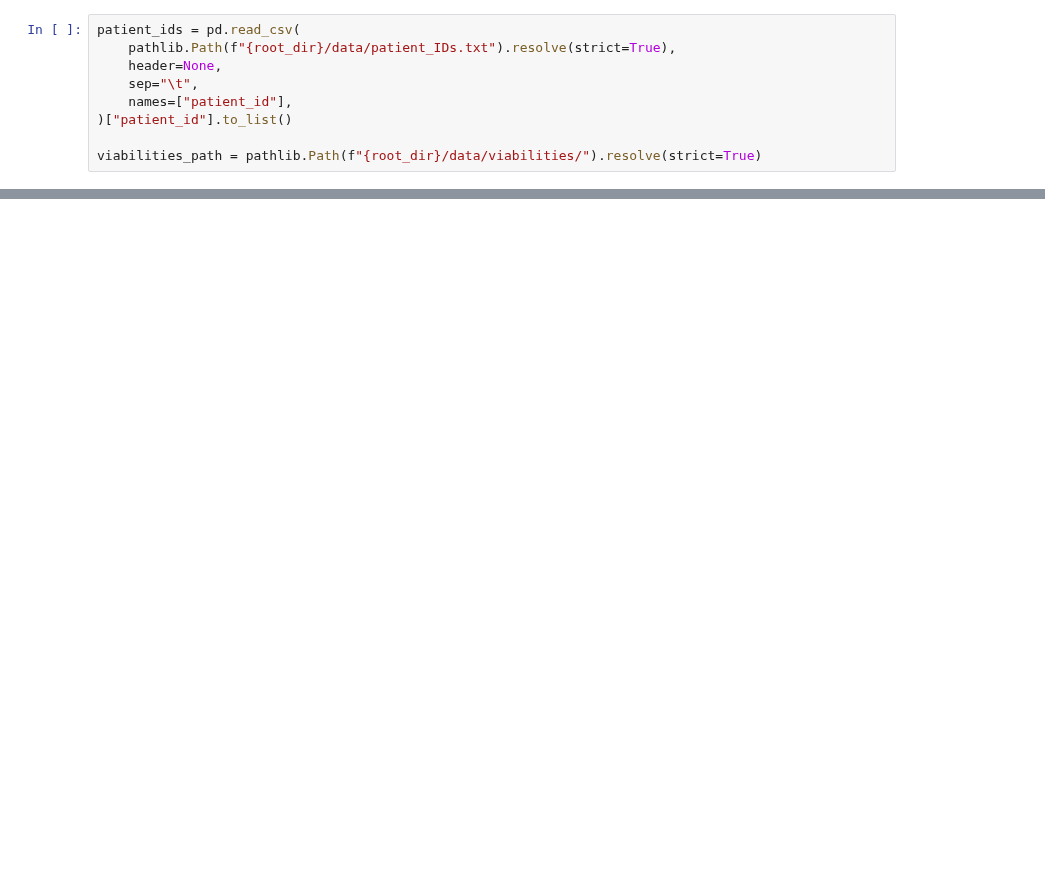
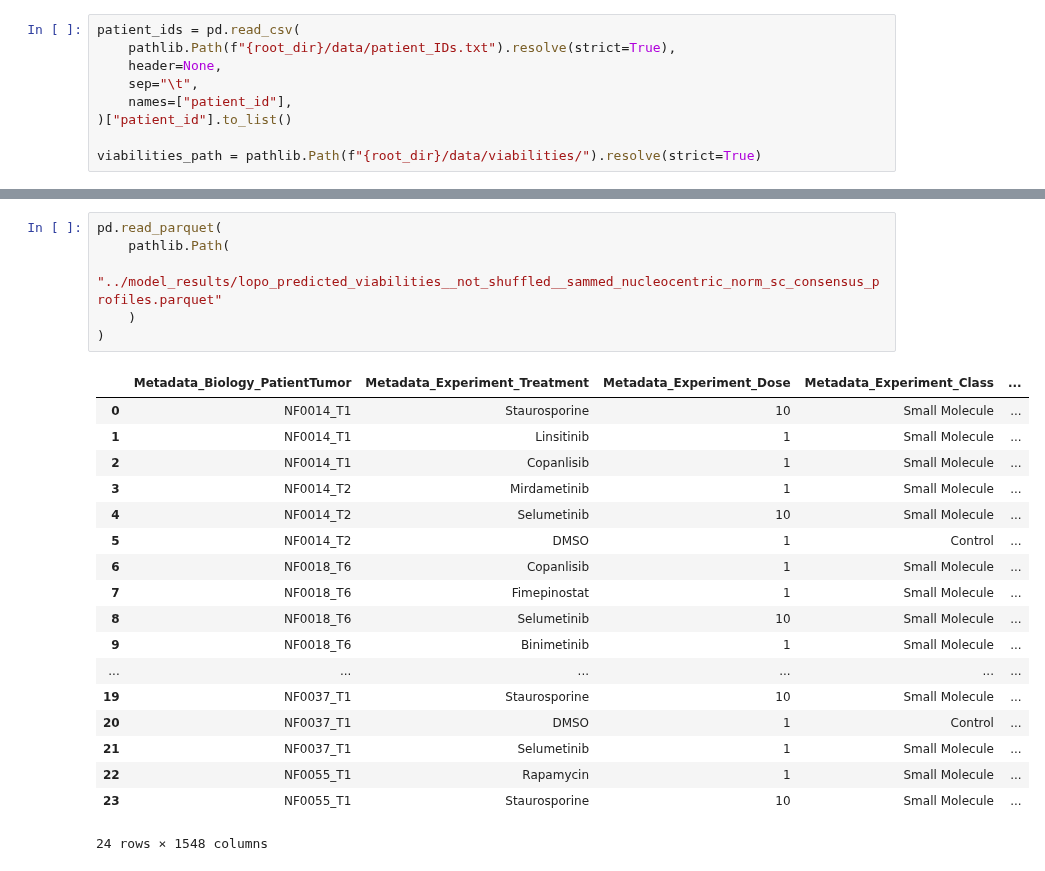
Before and after one commit to MikeLippincott/NF1_organoid_profile_analysis, a Jupyter notebook: 3.viability_prediction_models/notebooks/viability_prediction.ipynb, the cells around one changed output, grey strips where cells are left out. Saved outputs shown, nothing was run; the diff lists cells and outputs as text; blank space fills up the shorter version.

Commit message:
add new model

```diff
--- a/3.viability_prediction_models/notebooks/viability_prediction.ipynb
+++ b/3.viability_prediction_models/notebooks/viability_prediction.ipynb
@@ -60,0 +712,25 @@ viabilities_df
+# %%
+pd.read_parquet(
+    pathlib.Path(
+        "../model_results/lopo_predicted_viabilities__not_shuffled__sammed_nucleocentric_norm_sc_consensus_profiles.parquet"
+    )
+)
+# %% [output]
+|  | Metadata_Biology_PatientTumor | Metadata_Experiment_Treatment | Metadata_Experiment_Dose | Metadata_Experiment_Class | ... |
+| 0 | NF0014_T1 | Staurosporine | 10 | Small Molecule | ... |
+| 1 | NF0014_T1 | Linsitinib | 1 | Small Molecule | ... |
+| 2 | NF0014_T1 | Copanlisib | 1 | Small Molecule | ... |
+| 3 | NF0014_T2 | Mirdametinib | 1 | Small Molecule | ... |
+| 4 | NF0014_T2 | Selumetinib | 10 | Small Molecule | ... |
+| 5 | NF0014_T2 | DMSO | 1 | Control | ... |
+| 6 | NF0018_T6 | Copanlisib | 1 | Small Molecule | ... |
+| 7 | NF0018_T6 | Fimepinostat | 1 | Small Molecule | ... |
+| 8 | NF0018_T6 | Selumetinib | 10 | Small Molecule | ... |
+| 9 | NF0018_T6 | Binimetinib | 1 | Small Molecule | ... |
+| ... | ... | ... | ... | ... | ... |
+| 19 | NF0037_T1 | Staurosporine | 10 | Small Molecule | ... |
+| 20 | NF0037_T1 | DMSO | 1 | Control | ... |
+| 21 | NF0037_T1 | Selumetinib | 1 | Small Molecule | ... |
+| 22 | NF0055_T1 | Rapamycin | 1 | Small Molecule | ... |
+| 23 | NF0055_T1 | Staurosporine | 10 | Small Molecule | ... |
+24 rows × 1548 columns
```
Also changed, not shown: parts of 13 cells of this notebook, 20 other files.
